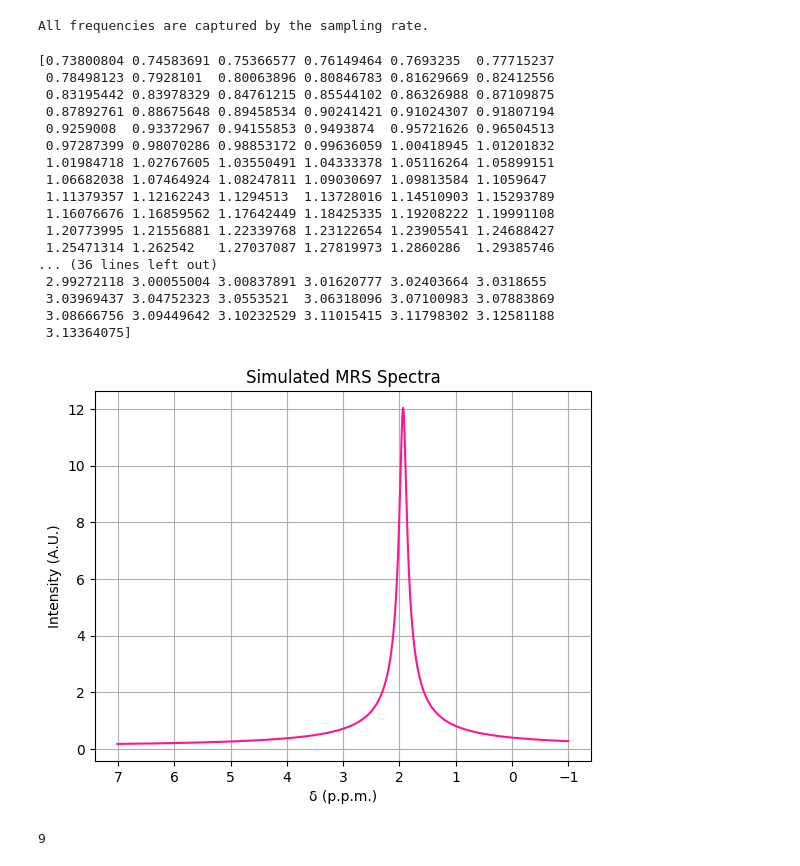
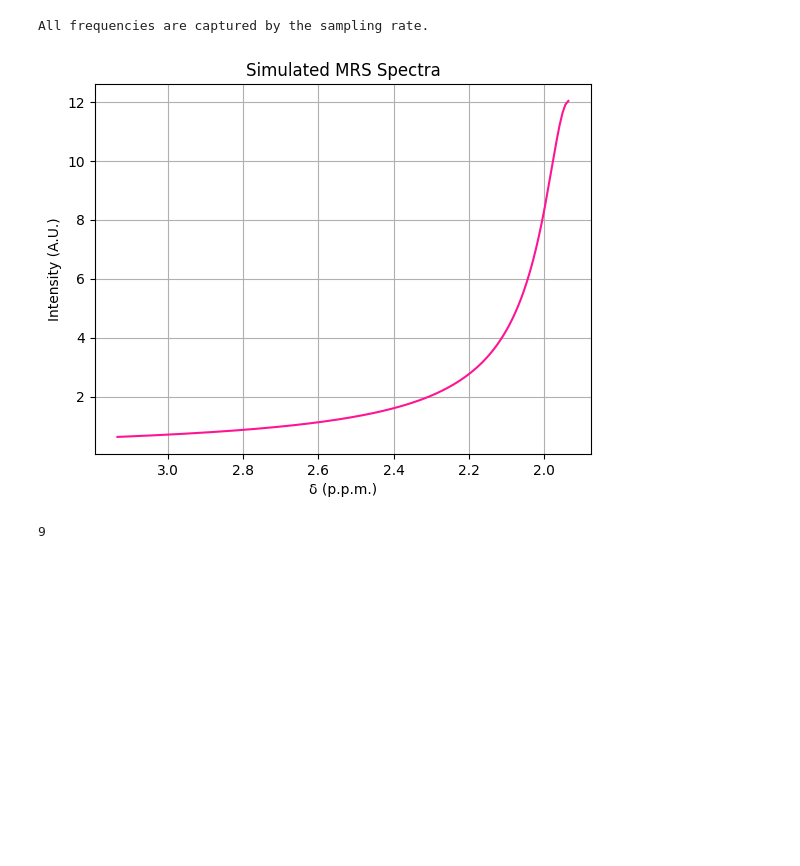
Before and after one commit to JoaoDell/MRI-study, a Jupyter notebook: examples/MPM/spec_components_2.ipynb, the cells around one changed output. Saved outputs shown, nothing was run; the diff lists cells and outputs as text; code cells hidden in the pictures; blank space fills up the shorter version.

```diff
--- a/examples/MPM/spec_components_2.ipynb
+++ b/examples/MPM/spec_components_2.ipynb
@@ -27,30 +27,15 @@ pop = pymri.population(ws, t2s, M_0s, spins_phi)
 sig, t = pymri.population_transverse_decay( t0, tn, dt, pop, np.array([]) )
 freqs, sig_fft = pymri.fourier_spectrum( sig, dt, B0 )
 # %%
-pymri.plot_chem_shifts(freqs, sig_fft, 1.0)
+# pymri.plot_chem_shifts(freqs, sig_fft, 1.0)
 Delta = 1.2
 
 select_arr = freqs <= pymri.chem_shift_from_f(pymri.rad_to_hz(ws[0]), B0) + Delta
 select_arr = np.bitwise_and(select_arr, freqs > pymri.chem_shift_from_f(pymri.rad_to_hz(ws[0]), B0) - Delta)
+
+pymri.plot_chem_shifts(freqs[select_arr], sig_fft[select_arr], 1.0)
 # %% [output]
-[0.73800804 0.74583691 0.75366577 0.76149464 0.7693235  0.77715237
- 0.78498123 0.7928101  0.80063896 0.80846783 0.81629669 0.82412556
- 0.83195442 0.83978329 0.84761215 0.85544102 0.86326988 0.87109875
- 0.87892761 0.88675648 0.89458534 0.90241421 0.91024307 0.91807194
- 0.9259008  0.93372967 0.94155853 0.9493874  0.95721626 0.96504513
- 0.97287399 0.98070286 0.98853172 0.99636059 1.00418945 1.01201832
- 1.01984718 1.02767605 1.03550491 1.04333378 1.05116264 1.05899151
- 1.06682038 1.07464924 1.08247811 1.09030697 1.09813584 1.1059647
- 1.11379357 1.12162243 1.1294513  1.13728016 1.14510903 1.15293789
- 1.16076676 1.16859562 1.17642449 1.18425335 1.19208222 1.19991108
- 1.20773995 1.21556881 1.22339768 1.23122654 1.23905541 1.24688427
- 1.25471314 1.262542   1.27037087 1.27819973 1.2860286  1.29385746
-... (36 lines left out)
- 2.99272118 3.00055004 3.00837891 3.01620777 3.02403664 3.0318655
- 3.03969437 3.04752323 3.0553521  3.06318096 3.07100983 3.07883869
- 3.08666756 3.09449642 3.10232529 3.11015415 3.11798302 3.12581188
- 3.13364075]
-[figure, old version]
+[figure, new version]
 # %%
 snrs = np.array([500, 750, 1000, 2500, 5000, 7500, 10000, 25000, 50000])
 print(snrs.size)
```
Also changed, not shown: parts of 21 cells of this notebook, 7 other files.
